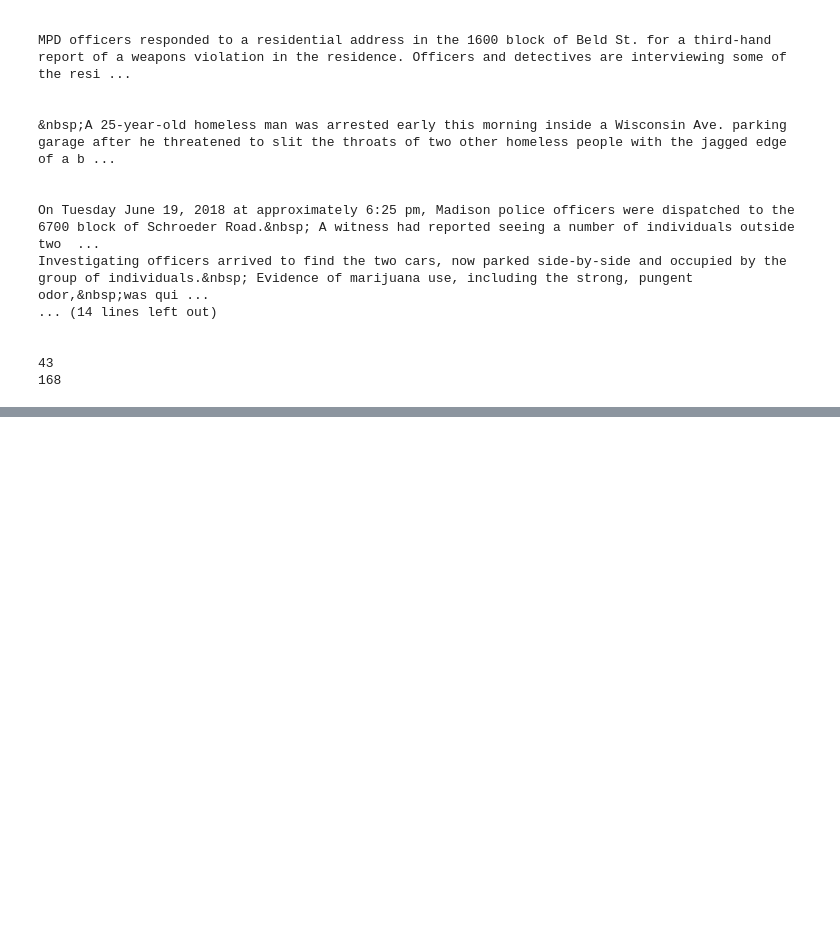
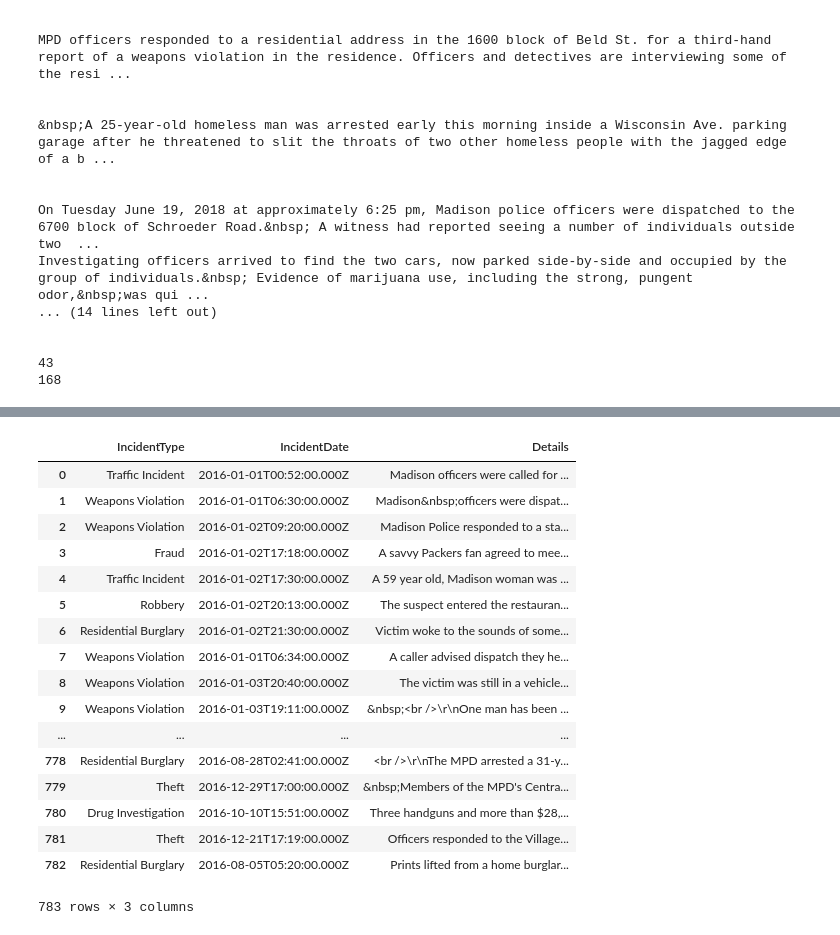
Before and after one commit to LeonTan828/Madcity_Proj, a Jupyter notebook: Incident Details.ipynb, the cells around one changed output, grey strips where cells are left out. Drawn from its saved outputs; the diff is of its cells as text; code cells hidden in the pictures; blank space fills up the shorter version.

```diff
--- a/Incident Details.ipynb
+++ b/Incident Details.ipynb
@@ -198,0 +275,35 @@ Investigating officers arrived to find the two cars, now parked side-by-side and
+# %%
+# 2016
+y2016 = incidentRep.loc[0:500, ['IncidentType', 'IncidentDate', 'Details']]
+y2016
+
+currRow = 0
+
+for i, row in incidentRep.iterrows():
+    newstr = row["IncidentDate"][:4]
+    if newstr == "2016":
+        y2016.loc[currRow, "IncidentType"] = row["IncidentType"]
+        y2016.loc[currRow, "IncidentDate"] = row["IncidentDate"]
+        y2016.loc[currRow, "Details"] = row["Details"]
+        currRow = currRow + 1
+
+y2016
+# %% [output]
+|  | IncidentType | IncidentDate | Details |
+| 0 | Traffic Incident | 2016-01-01T00:52:00.000Z | Madison officers were called for ... |
+| 1 | Weapons Violation | 2016-01-01T06:30:00.000Z | Madison&nbsp;officers were dispat... |
+| 2 | Weapons Violation | 2016-01-02T09:20:00.000Z | Madison Police responded to a sta... |
+| 3 | Fraud | 2016-01-02T17:18:00.000Z | A savvy Packers fan agreed to mee... |
+| 4 | Traffic Incident | 2016-01-02T17:30:00.000Z | A 59 year old, Madison woman was ... |
+| 5 | Robbery | 2016-01-02T20:13:00.000Z | The suspect entered the restauran... |
+| 6 | Residential Burglary | 2016-01-02T21:30:00.000Z | Victim woke to the sounds of some... |
+| 7 | Weapons Violation | 2016-01-01T06:34:00.000Z | A caller advised dispatch they he... |
+| 8 | Weapons Violation | 2016-01-03T20:40:00.000Z | The victim was still in a vehicle... |
+| 9 | Weapons Violation | 2016-01-03T19:11:00.000Z | &nbsp;<br />\r\nOne man has been ... |
+| ... | ... | ... | ... |
+| 778 | Residential Burglary | 2016-08-28T02:41:00.000Z | <br />\r\nThe MPD arrested a 31-y... |
+| 779 | Theft | 2016-12-29T17:00:00.000Z | &nbsp;Members of the MPD's Centra... |
+| 780 | Drug Investigation | 2016-10-10T15:51:00.000Z | Three handguns and more than $28,... |
+| 781 | Theft | 2016-12-21T17:19:00.000Z | Officers responded to the Village... |
+| 782 | Residential Burglary | 2016-08-05T05:20:00.000Z | Prints lifted from a home burglar... |
+783 rows × 3 columns
```
Also changed, not shown: parts of 37 cells of this notebook, 1 other file.
